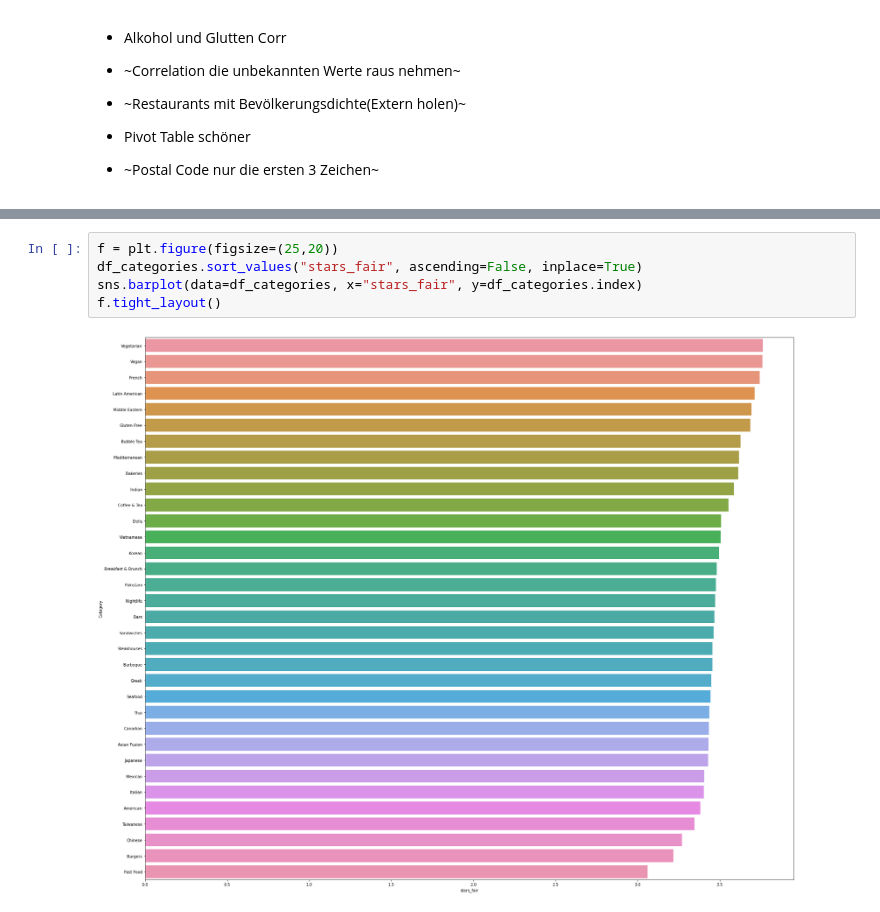
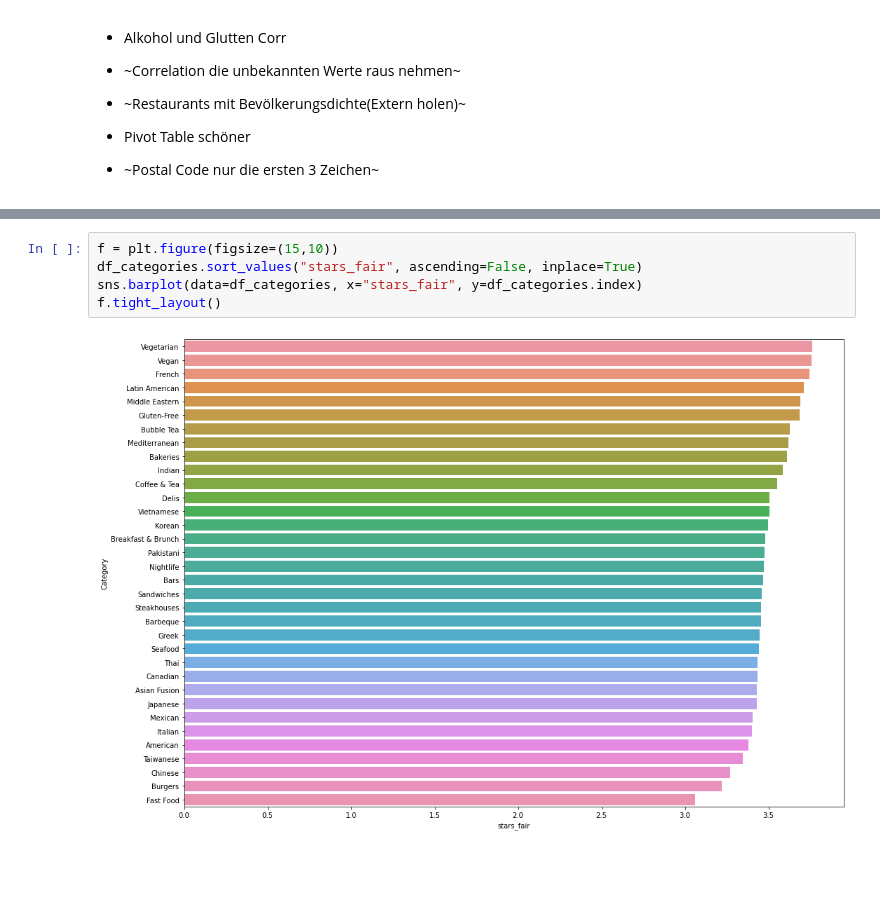
Before and after one commit to BadeJoey/Yelp_Analyser, a Jupyter notebook: data_eda.ipynb, the cells around one changed output, grey strips where cells are left out. Drawn from its saved outputs; the diff is of its cells as text; blank space fills up the shorter version.

```diff
--- a/data_eda.ipynb
+++ b/data_eda.ipynb
@@ -648,8 +696,8 @@ f.tight_layout()
 # %%
-f = plt.figure(figsize=(25,20))
+f = plt.figure(figsize=(15,10))
 df_categories.sort_values("stars_fair", ascending=False, inplace=True)
 sns.barplot(data=df_categories, x="stars_fair", y=df_categories.index)
 f.tight_layout()
 # %% [output]
-[figure, old version]
+[figure, new version]
 # %%
```
Also changed, not shown: parts of 15 cells of this notebook.
